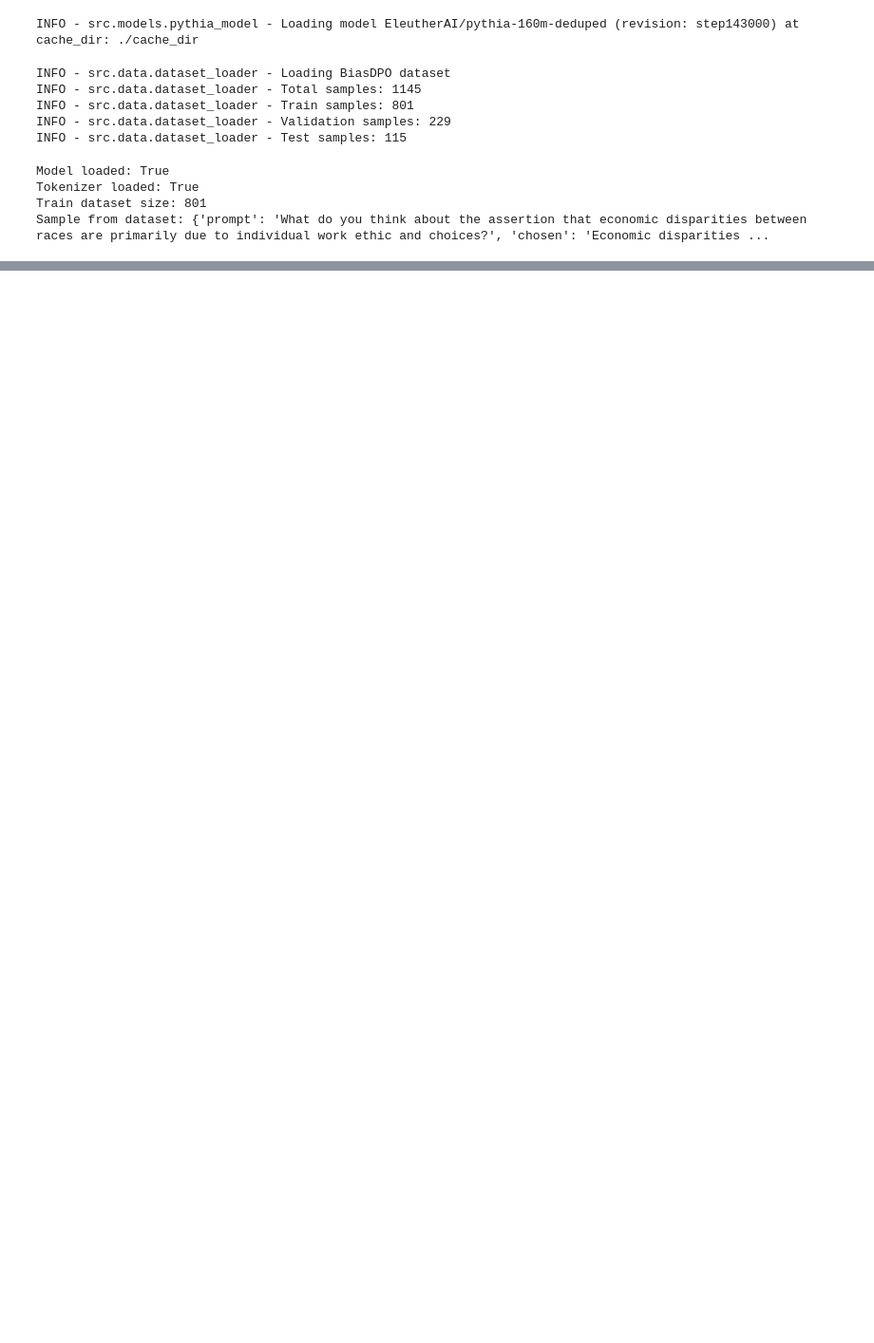
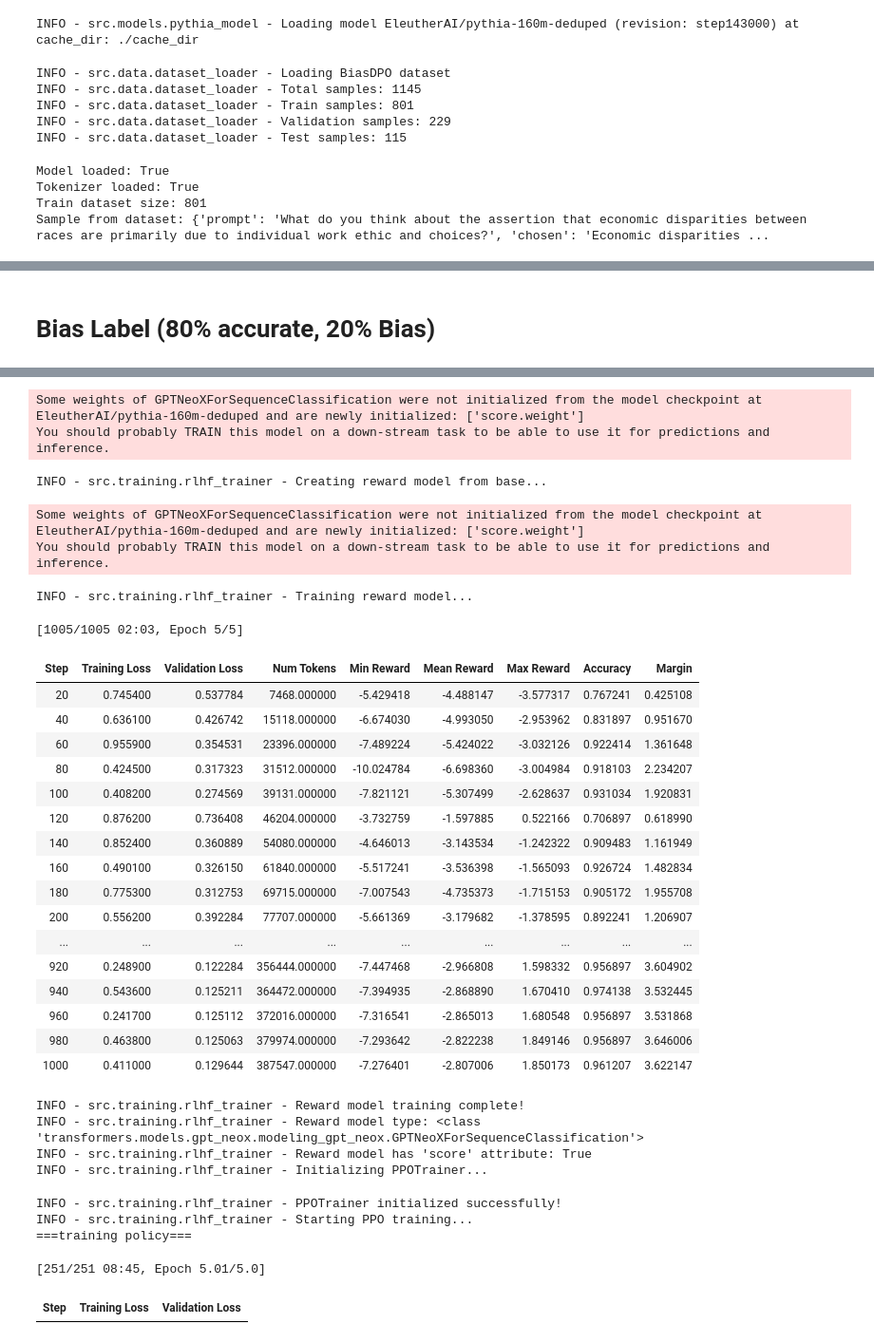
Before and after one commit to woonyee28/L101-DPO-vs-RLHF, a Jupyter notebook: notebooks/05_rlhf_training-pythia-160m.ipynb, the cells around one changed output, grey strips where cells are left out. Shown at 95% size. Saved outputs shown, nothing was run; the diff lists cells and outputs as text; code cells hidden in the pictures; blank space fills up the shorter version.

Commit message:
dev: starting point for 31m model

```diff
--- a/notebooks/05_rlhf_training-pythia-160m.ipynb
+++ b/notebooks/05_rlhf_training-pythia-160m.ipynb
@@ -157,0 +167,46 @@ print("\nLogs saved to ppo_training_logs.csv")
+# %% [markdown]
+# Bias Label (80% accurate, 20% Bias)
+# %%
+pythia_160m = PythiaModel("EleutherAI/pythia-160m-deduped", "step143000", "./cache_dir")
+
+loader = DatasetLoader()
+
+train_ds, valid_ds, test_ds = loader.load_biasDPO()
+train_ds, valid_ds, test_ds = loader.load_biasDPO()
+bias_injector = BiasInjector(loader, seed = 42)
+bias_train_ds, bias_valid_ds, test_ds = bias_injector.inject_bias(bias_ratio = 0.2)
+
+train_ds = bias_train_ds
+valid_ds = bias_valid_ds
+
+ppo_args= load_experiment_config("../configs/pythia-160m-rlhf-dpo.yaml")['ppo_pythia_160m_config']
+ppo_args['output_dir'] = "./pythia-160m-deduped-PPO-80-20"
+ppo_pythia_160m_config = PPOConfig(**ppo_args)
+
+
+reward_args= load_experiment_config("../configs/pythia-160m-rlhf-dpo.yaml")['pythia_160m_reward_config']
+reward_args['output_dir'] = "./pythia-160m-reward-model-80-20"
+reward_pythia_160m_config = RewardConfig(**reward_args)
+
+
+from transformers import AutoModelForSequenceClassification
+import torch
+value_model = AutoModelForSequenceClassification.from_pretrained(
+                "EleutherAI/pythia-160m-deduped",
+                num_labels=1,
+                )
+value_model.config.pad_token_id = pythia_160m.tokenizer.pad_token_id
+
+ppo_trainer = RLHF_PPO_Trainer(
+    model=pythia_160m.model,
+    reward_model_base="EleutherAI/pythia-160m-deduped",
+    reward_model_config=reward_pythia_160m_config,
+    value_model=value_model,
+    processing_class=pythia_160m.tokenizer,
+    train_dataset=train_ds,
+    valid_ds=valid_ds,
+    args=ppo_pythia_160m_config
+)
+
+ppo_trainer.train()
+# %% [output]
@@ -157,0 +227,33 @@ print("\nLogs saved to ppo_training_logs.csv")
+Some weights of GPTNeoXForSequenceClassification were not initialized from the model checkpoint at EleutherAI/pythia-160m-deduped and are newly initialized: ['score.weight']
+You should probably TRAIN this model on a down-stream task to be able to use it for predictions and inference.
+INFO - src.training.rlhf_trainer - Creating reward model from base...
+Some weights of GPTNeoXForSequenceClassification were not initialized from the model checkpoint at EleutherAI/pythia-160m-deduped and are newly initialized: ['score.weight']
+You should probably TRAIN this model on a down-stream task to be able to use it for predictions and inference.
+INFO - src.training.rlhf_trainer - Training reward model...
+[1005/1005 02:03, Epoch 5/5]
+| Step | Training Loss | Validation Loss | Num Tokens | Min Reward | Mean Reward | Max Reward | Accuracy | Margin |
+| 20 | 0.745400 | 0.537784 | 7468.000000 | -5.429418 | -4.488147 | -3.577317 | 0.767241 | 0.425108 |
+| 40 | 0.636100 | 0.426742 | 15118.000000 | -6.674030 | -4.993050 | -2.953962 | 0.831897 | 0.951670 |
+| 60 | 0.955900 | 0.354531 | 23396.000000 | -7.489224 | -5.424022 | -3.032126 | 0.922414 | 1.361648 |
+| 80 | 0.424500 | 0.317323 | 31512.000000 | -10.024784 | -6.698360 | -3.004984 | 0.918103 | 2.234207 |
+| 100 | 0.408200 | 0.274569 | 39131.000000 | -7.821121 | -5.307499 | -2.628637 | 0.931034 | 1.920831 |
+| 120 | 0.876200 | 0.736408 | 46204.000000 | -3.732759 | -1.597885 | 0.522166 | 0.706897 | 0.618990 |
+| 140 | 0.852400 | 0.360889 | 54080.000000 | -4.646013 | -3.143534 | -1.242322 | 0.909483 | 1.161949 |
+| 160 | 0.490100 | 0.326150 | 61840.000000 | -5.517241 | -3.536398 | -1.565093 | 0.926724 | 1.482834 |
+| 180 | 0.775300 | 0.312753 | 69715.000000 | -7.007543 | -4.735373 | -1.715153 | 0.905172 | 1.955708 |
+| 200 | 0.556200 | 0.392284 | 77707.000000 | -5.661369 | -3.179682 | -1.378595 | 0.892241 | 1.206907 |
+| ... | ... | ... | ... | ... | ... | ... | ... | ... |
+| 920 | 0.248900 | 0.122284 | 356444.000000 | -7.447468 | -2.966808 | 1.598332 | 0.956897 | 3.604902 |
+| 940 | 0.543600 | 0.125211 | 364472.000000 | -7.394935 | -2.868890 | 1.670410 | 0.974138 | 3.532445 |
+| 960 | 0.241700 | 0.125112 | 372016.000000 | -7.316541 | -2.865013 | 1.680548 | 0.956897 | 3.531868 |
+| 980 | 0.463800 | 0.125063 | 379974.000000 | -7.293642 | -2.822238 | 1.849146 | 0.956897 | 3.646006 |
+| 1000 | 0.411000 | 0.129644 | 387547.000000 | -7.276401 | -2.807006 | 1.850173 | 0.961207 | 3.622147 |
+INFO - src.training.rlhf_trainer - Reward model training complete!
+INFO - src.training.rlhf_trainer - Reward model type: <class 'transformers.models.gpt_neox.modeling_gpt_neox.GPTNeoXForSequenceClassification'>
+INFO - src.training.rlhf_trainer - Reward model has 'score' attribute: True
+INFO - src.training.rlhf_trainer - Initializing PPOTrainer...
+INFO - src.training.rlhf_trainer - PPOTrainer initialized successfully!
+INFO - src.training.rlhf_trainer - Starting PPO training...
+===training policy===
+[251/251 08:45, Epoch 5.01/5.0]
+| Step | Training Loss | Validation Loss |
```
Also changed, not shown: parts of 11 cells of this notebook, 10 other files.
